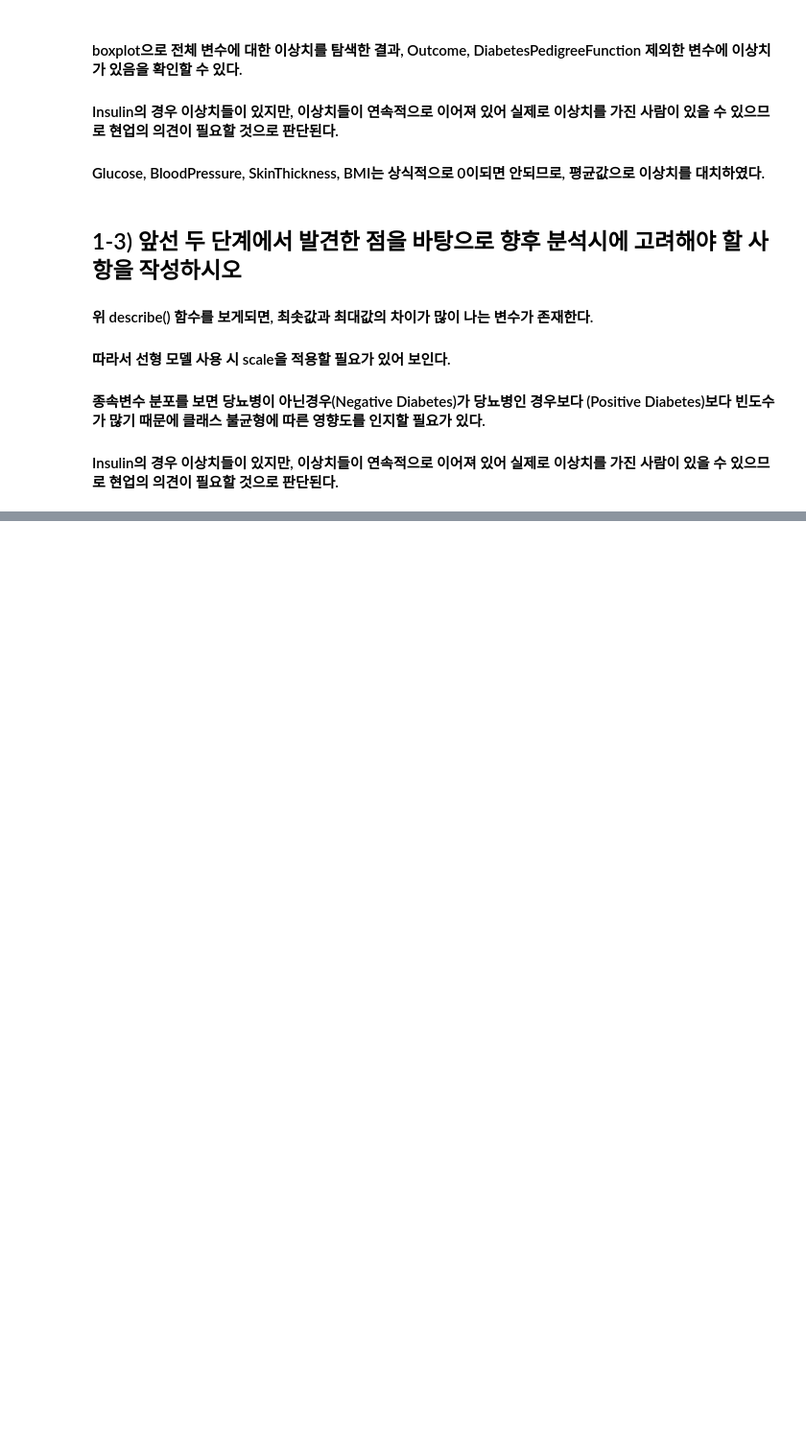
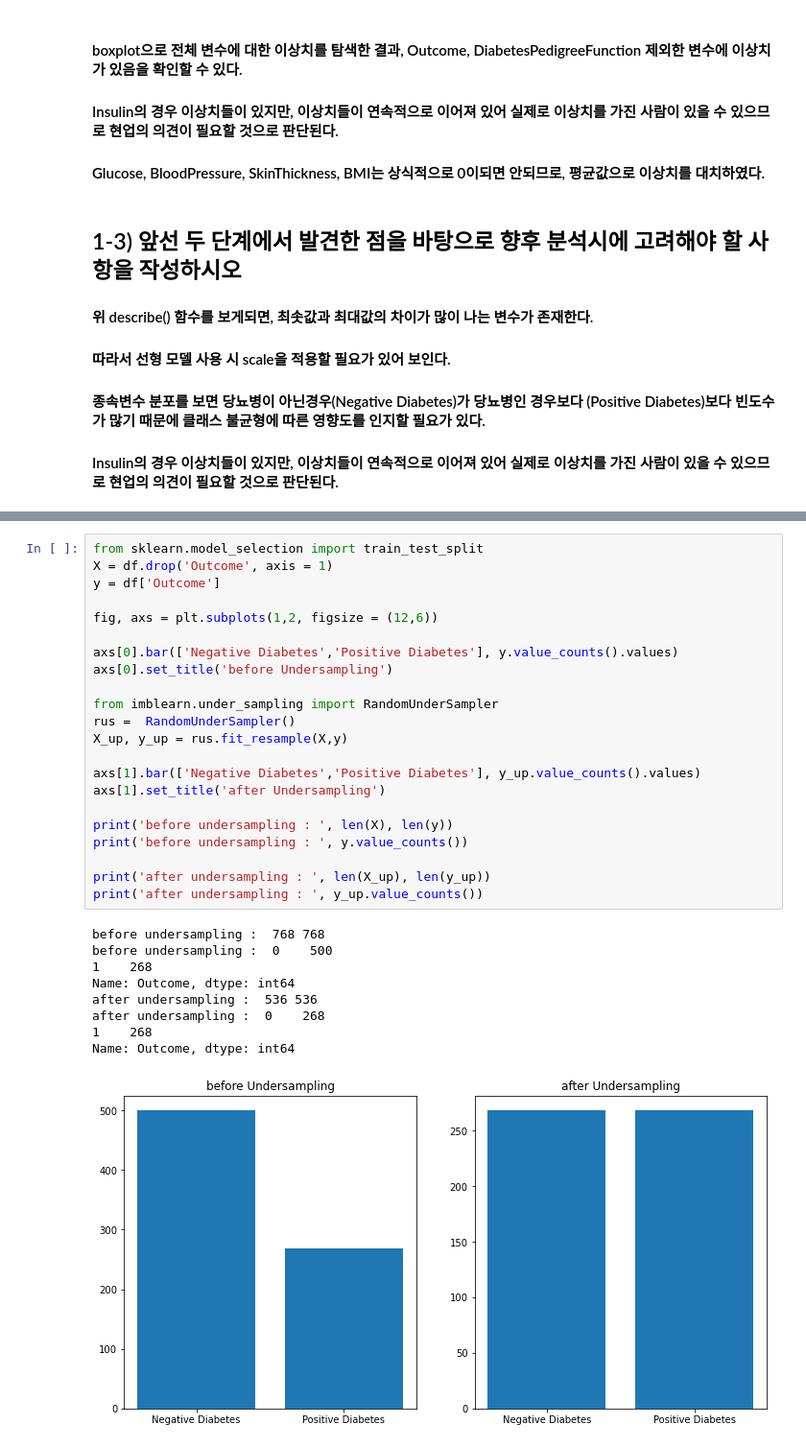
Before and after one commit to blackbutterfly0852/ADP_PRACTICE, a Jupyter notebook: 221123_22회기출.ipynb, the cells around one changed output, grey strips where cells are left out. Shown at 96% size. Drawn from its saved outputs; the diff is of its cells as text; blank space fills up the shorter version.

```diff
--- a/221123_22회기출.ipynb
+++ b/221123_22회기출.ipynb
@@ -220,0 +280,32 @@ df.describe()
+# %%
+from sklearn.model_selection import train_test_split
+X = df.drop('Outcome', axis = 1)
+y = df['Outcome']
+
+fig, axs = plt.subplots(1,2, figsize = (12,6))
+
+axs[0].bar(['Negative Diabetes','Positive Diabetes'], y.value_counts().values)
+axs[0].set_title('before Undersampling')
+
+from imblearn.under_sampling import RandomUnderSampler
+rus =  RandomUnderSampler()
+X_up, y_up = rus.fit_resample(X,y)
+
+axs[1].bar(['Negative Diabetes','Positive Diabetes'], y_up.value_counts().values)
+axs[1].set_title('after Undersampling')
+
+print('before undersampling : ', len(X), len(y))
+print('before undersampling : ', y.value_counts())
+
+print('after undersampling : ', len(X_up), len(y_up))
+print('after undersampling : ', y_up.value_counts())
+# %% [output]
+before undersampling :  768 768
+before undersampling :  0    500
+1    268
+Name: Outcome, dtype: int64
+after undersampling :  536 536
+after undersampling :  0    268
+1    268
+Name: Outcome, dtype: int64
+[figure, added]
```
Also changed, not shown: parts of 34 cells of this notebook.
